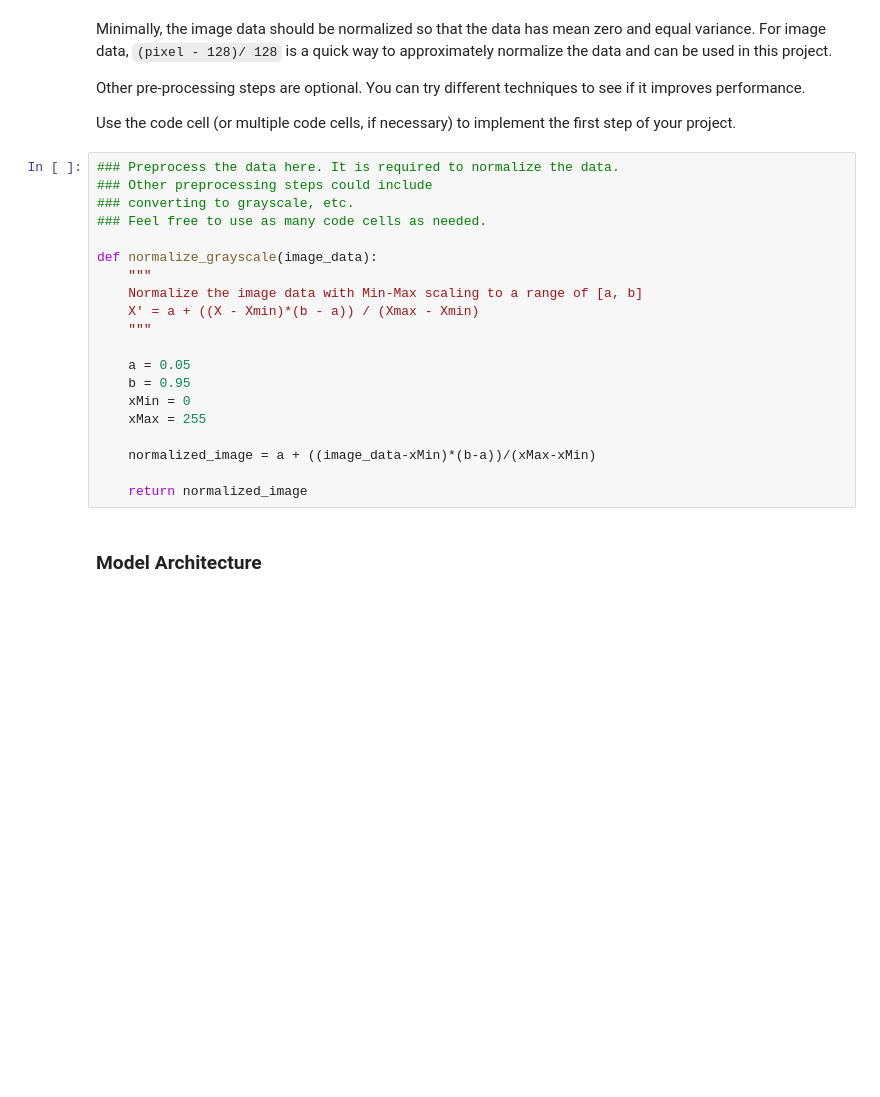
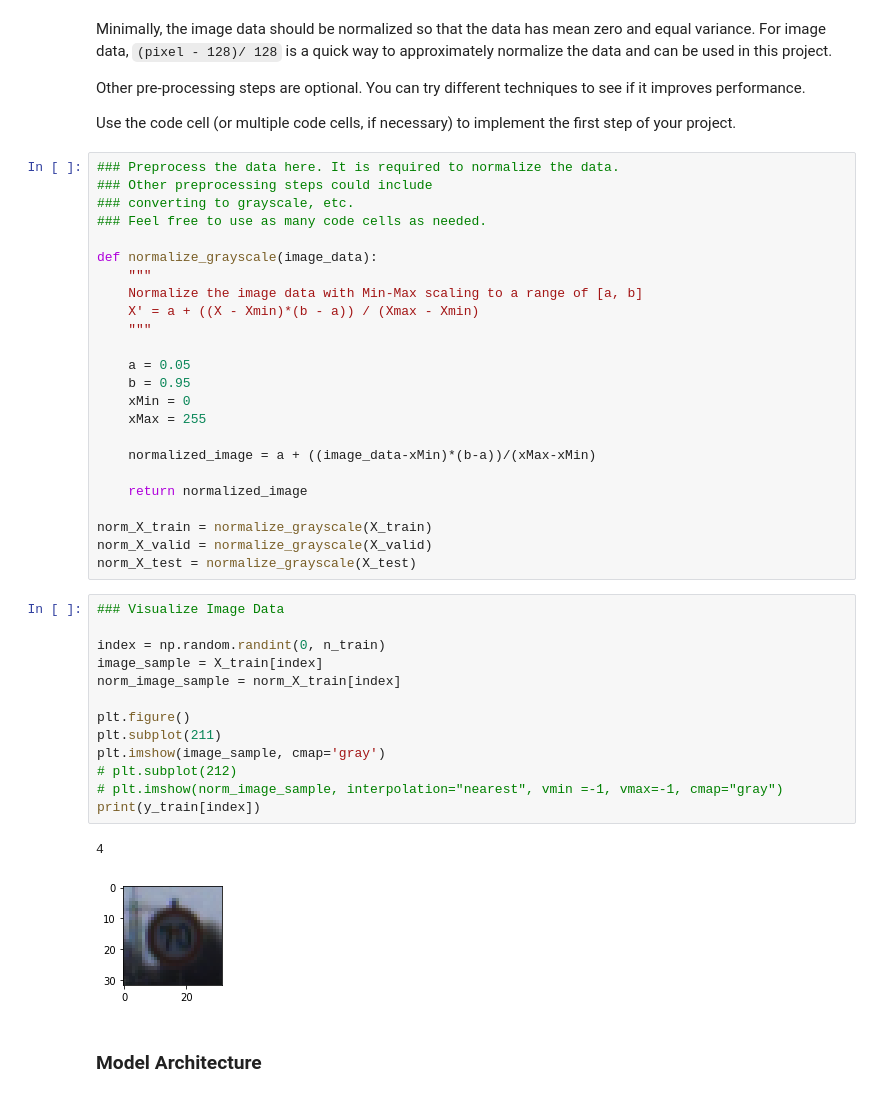
Before and after one commit to chanwooyang/Udacity-SDCND, a Jupyter notebook: T1-P2-TrafficSignClassifier/Traffic_Sign_Classifier.ipynb, the cells around one changed output. Cells and saved outputs as stored; diff of their text form; blank space fills up the shorter version.

```diff
--- a/T1-P2-TrafficSignClassifier/Traffic_Sign_Classifier.ipynb
+++ b/T1-P2-TrafficSignClassifier/Traffic_Sign_Classifier.ipynb
@@ -208,6 +205,26 @@ def normalize_grayscale(image_data):
     normalized_image = a + ((image_data-xMin)*(b-a))/(xMax-xMin)
 
     return normalized_image
+
+norm_X_train = normalize_grayscale(X_train)
+norm_X_valid = normalize_grayscale(X_valid)
+norm_X_test = normalize_grayscale(X_test)
+# %%
+### Visualize Image Data
+
+index = np.random.randint(0, n_train)
+image_sample = X_train[index]
+norm_image_sample = norm_X_train[index]
+
+plt.figure()
+plt.subplot(211)
+plt.imshow(image_sample, cmap='gray')
+# plt.subplot(212)
+# plt.imshow(norm_image_sample, interpolation="nearest", vmin =-1, vmax=-1, cmap="gray")
+print(y_train[index])
+# %% [output]
+4
+[figure, added]
 # %% [markdown]
 ### Model Architecture
 # %%
```
Also changed, not shown: parts of 9 cells of this notebook.
